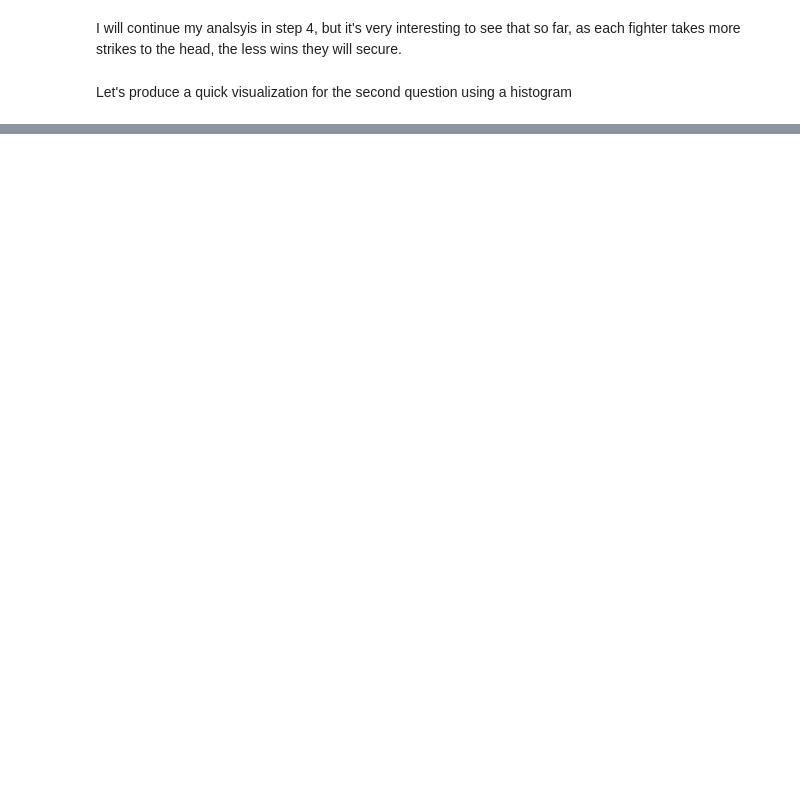
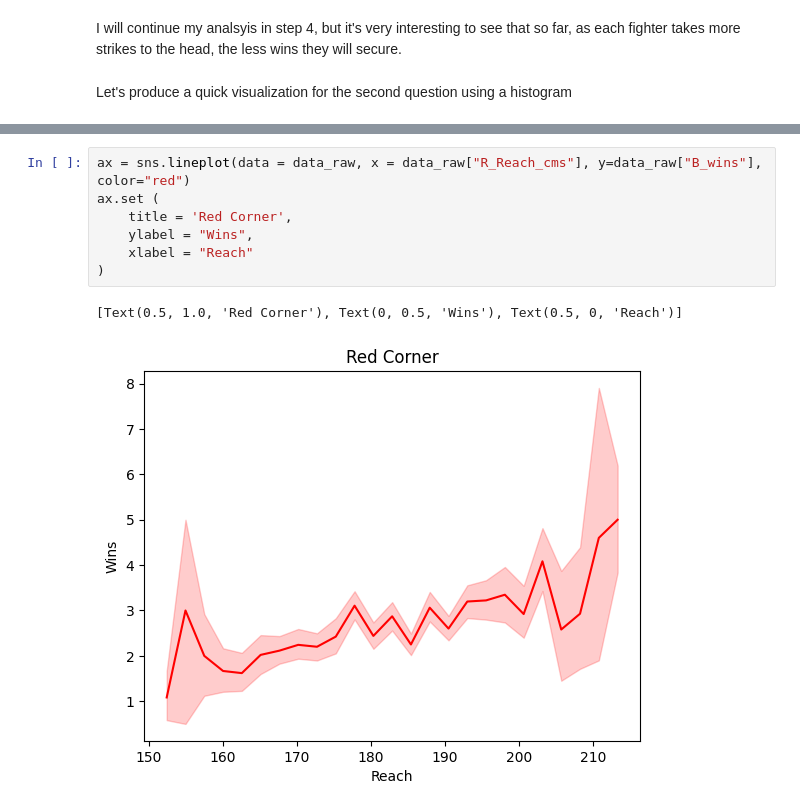
Before and after one commit to ubco-W2022T1-cosc301/project-group20, a Jupyter notebook: notebooks/analysis2.ipynb, the cells around one changed output, grey strips where cells are left out. Drawn from its saved outputs; the diff is of its cells as text; blank space fills up the shorter version.

```diff
--- a/notebooks/analysis2.ipynb
+++ b/notebooks/analysis2.ipynb
@@ -135,0 +149,10 @@ data
+# %%
+ax = sns.lineplot(data = data_raw, x = data_raw["R_Reach_cms"], y=data_raw["B_wins"], color="red")
+ax.set (
+    title = 'Red Corner',
+    ylabel = "Wins",
+    xlabel = "Reach"
+)
+# %% [output]
+[Text(0.5, 1.0, 'Red Corner'), Text(0, 0.5, 'Wins'), Text(0.5, 0, 'Reach')]
+[figure, added]
```
Also changed, not shown: parts of 9 cells of this notebook.
